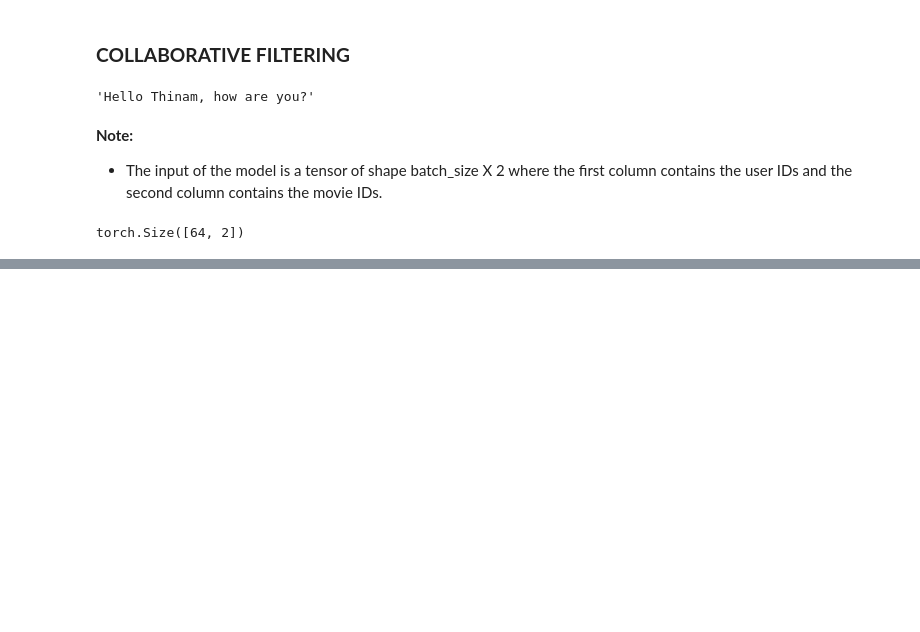
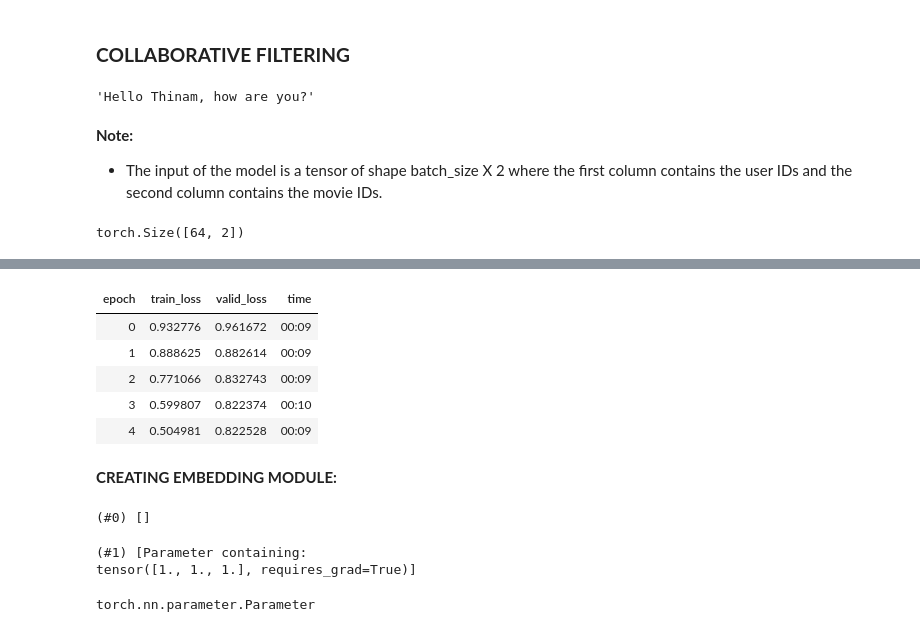
Before and after one commit to ThinamXx/Fastai, a Jupyter notebook: 7. Collaborative Filtering/CollaborativeFiltering.ipynb, the cells around one changed output, grey strips where cells are left out. Saved outputs shown, nothing was run; the diff lists cells and outputs as text; code cells hidden in the pictures; blank space fills up the shorter version.

```diff
--- a/7. Collaborative Filtering/CollaborativeFiltering.ipynb
+++ b/7. Collaborative Filtering/CollaborativeFiltering.ipynb
@@ -183,0 +219,44 @@ learn.fit_one_cycle(5, 5e-3)                                            # Traini
+# %%
+#@ TRAINING THE MODEL WITH WEIGHT DECAY REGULARIZATION:
+model = DotProductBias(n_users, n_movies, 50)                     # Initializing the Model.
+learn = Learner(dls, model, loss_func=MSELossFlat())              # Initializing the Learner.
+learn.fit_one_cycle(5, 5e-3, wd=0.1)                              # Training the Model.
+# %% [output]
+| epoch | train_loss | valid_loss | time |
+| 0 | 0.932776 | 0.961672 | 00:09 |
+| 1 | 0.888625 | 0.882614 | 00:09 |
+| 2 | 0.771066 | 0.832743 | 00:09 |
+| 3 | 0.599807 | 0.822374 | 00:10 |
+| 4 | 0.504981 | 0.822528 | 00:09 |
+# %% [markdown]
+**CREATING EMBEDDING MODULE:**
+# %%
+#@ EXAMPLE CLASS WITHOUT PARAMETER MODULE:
+class T(Module):                                                 # Defining Class.
+    def __init__(self):                                          # Constructor Function.
+        self.a = torch.ones(3)                                   # Initializing Tensor.
+#@ IMPLEMENTATION:
+L(T().parameters())                                              # Getting Parameters.
+# %% [output]
+(#0) []
+# %%
+#@ EXAMPLE CLASS WITH PARAMETER MODULE:
+class T(Module):                                                 # Defining Class.
+    def __init__(self):                                          # Constructor Function.
+        self.a = nn.Parameter(torch.ones(3))                     # Initializing Tensor.
+#@ IMPLEMENTATION:
+L(T().parameters())                                              # Getting Parameters.
+# %% [output]
+(#1) [Parameter containing:
+tensor([1., 1., 1.], requires_grad=True)]
+# %%
+#@ EXAMPLE CLASS WITH PARAMETER MODULE:
+class T(Module):                                                 # Defining Class.
+    def __init__(self):                                          # Constructor Function.
+        self.a = nn.Linear(1, 3, bias=False)                     # Initializing Tensor.
+#@ IMPLEMENTATION:
+t = T()                                                          # Initialization.
+L(t.parameters())                                                # Getting Parameters.
+type(t.a.weight)                                                 # Inspection.
+# %% [output]
+torch.nn.parameter.Parameter
```
Also changed, not shown: parts of 6 cells of this notebook.
